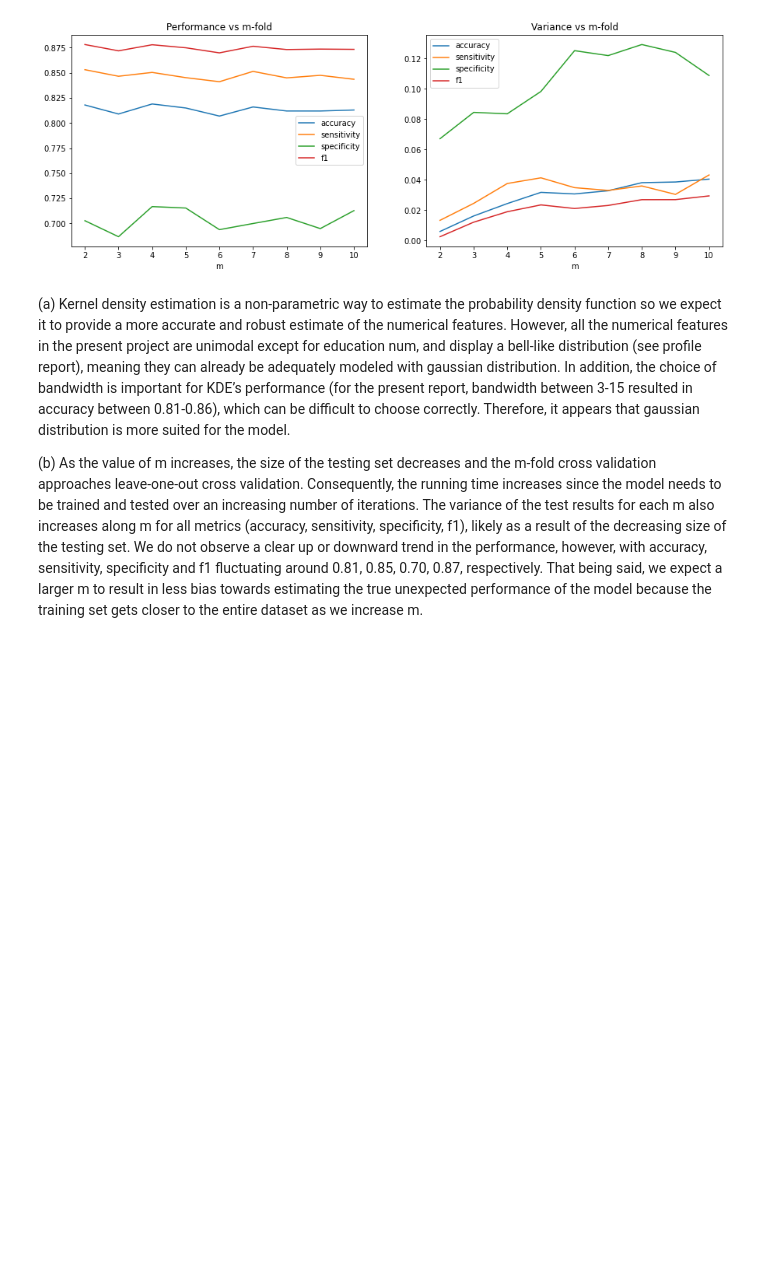
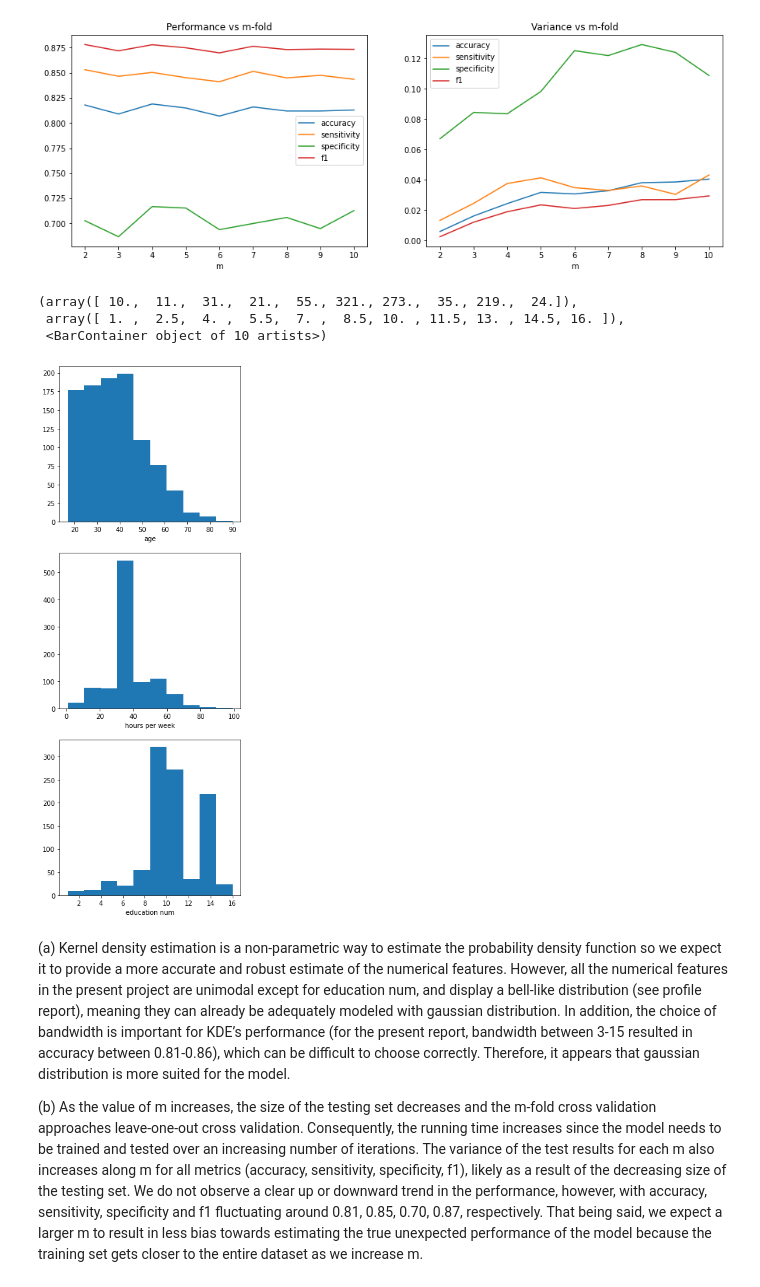
Before and after one commit to Meatssauce/comp30027-machine-learning-assignment-1, a Jupyter notebook: COMP3027ASS1_template.ipynb, the cells around one changed output. Cells and saved outputs as stored; diff of their text form; code cells hidden in the pictures; blank space fills up the shorter version.

```diff
--- a/COMP3027ASS1_template.ipynb
+++ b/COMP3027ASS1_template.ipynb
@@ -459,6 +459,20 @@ specificity: 0.7127698935525022
 f1: 0.8734038260107827
 <matplotlib.legend.Legend at 0x...>
 [figure]
+# %%
+fig, (ax1, ax2, ax3) = plt.subplots(3, 1)
+fig.set_size_inches(5, 15)
+ax1.set(xlabel='age')
+ax1.hist(data['age'])
+ax2.set(xlabel='hours per week')
+ax2.hist(data['hours per week'])
+ax3.set(xlabel='education num')
+ax3.hist(data['education num'])
+# %% [output]
+(array([ 10.,  11.,  31.,  21.,  55., 321., 273.,  35., 219.,  24.]),
+ array([ 1. ,  2.5,  4. ,  5.5,  7. ,  8.5, 10. , 11.5, 13. , 14.5, 16. ]),
+ <BarContainer object of 10 artists>)
+[figure, added]
 # %% [markdown]
 (a) Kernel density estimation is a non-parametric way to estimate the probability density function so we expect it to provide a more accurate and robust estimate of the numerical features. However, all the numerical features in the present project are unimodal except for education num, and display a bell-like distribution (see profile report), meaning they can already be adequately modeled with gaussian distribution. In addition, the choice of bandwidth is important for KDE’s performance (for the present report, bandwidth between 3-15 resulted in accuracy between 0.81-0.86), which can be difficult to choose correctly. Therefore, it appears that gaussian distribution is more suited for the model.
 
```
